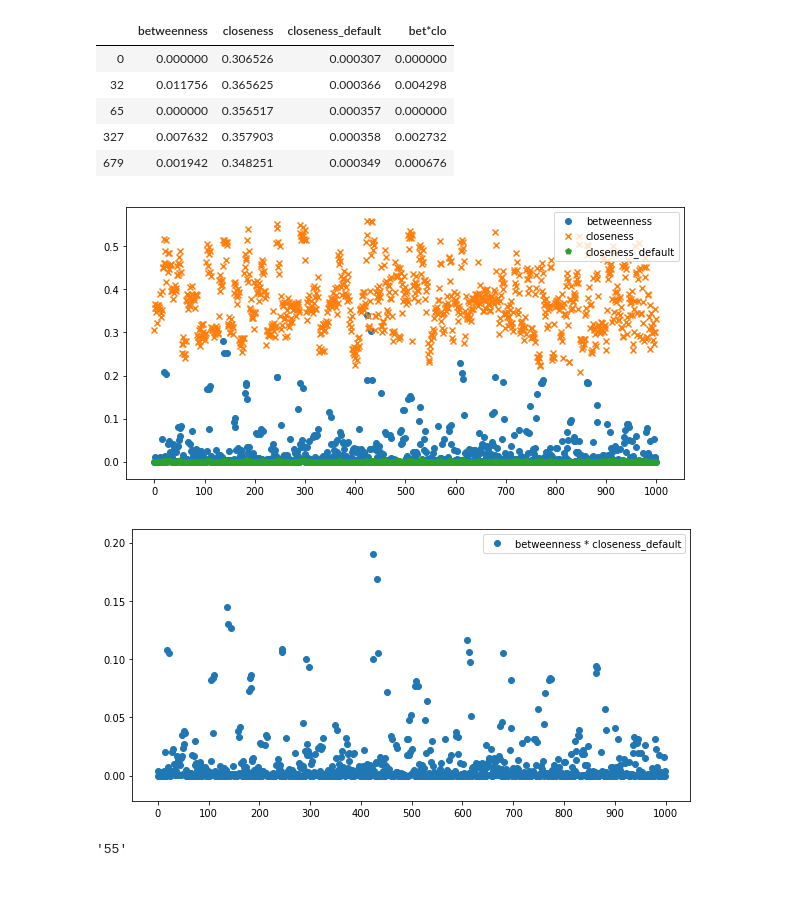
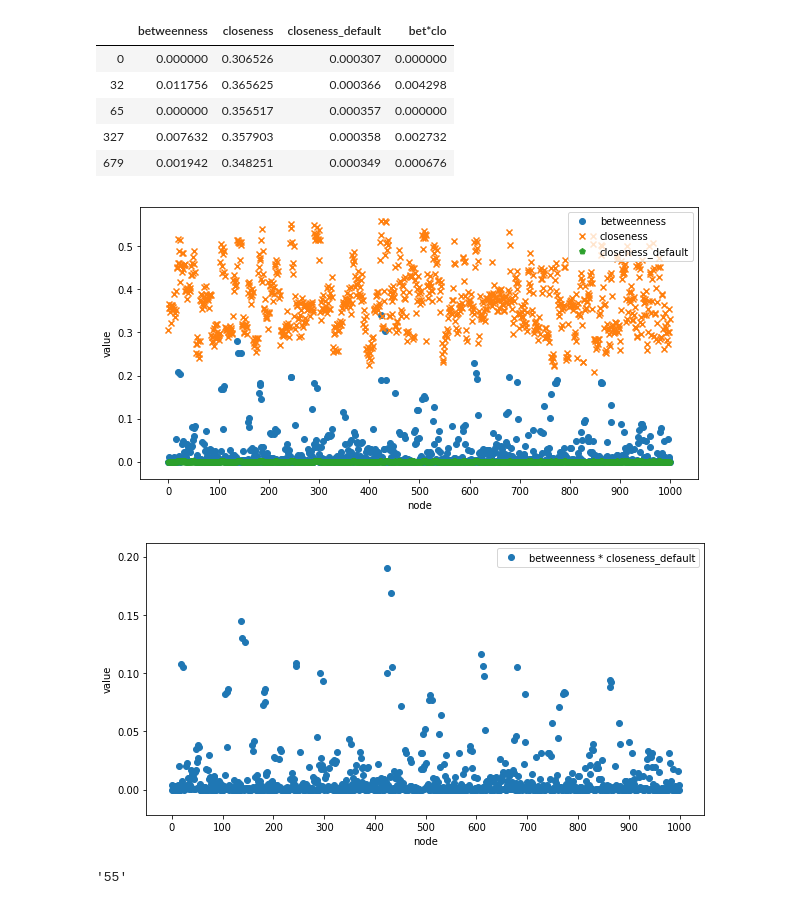
Before and after one commit to BoykoAA/MIPT_WebGraphs_3sem, a Jupyter notebook: w5/task1.ipynb, the cells around one changed output. Cells and saved outputs as stored; diff of their text form; code cells hidden in the pictures.

Commit message:
add plot

```diff
--- a/w5/task1.ipynb
+++ b/w5/task1.ipynb
@@ -33,22 +33,24 @@ G_params.head(5)
 # %%
 plt.figure(figsize=(10,5))
 plt.scatter(betweenness.keys(), betweenness.values(), label='betweenness')
 plt.scatter(closeness.keys(), closeness.values(), marker='x', label='closeness')
 plt.scatter(closeness.keys(), G_params['closeness_default'].values, marker="p", label='closeness_default')
 plt.xticks(np.arange(0, 1100, 100), np.arange(0, 1100, 100))
-plt.xlabel('nodes')
-plt.y
+plt.xlabel('node')
+plt.ylabel('value')
 plt.legend()
 plt.show()
 
 plt.figure(figsize=(10,5))
 plt.scatter(closeness.keys(), G_params['bet*clo'].values, label='betweenness * closeness_default')
 plt.xticks(np.arange(0, 1100, 100), np.arange(0, 1100, 100))
+plt.xlabel('node')
+plt.ylabel('value')
 plt.legend()
 plt.show()
 # %% [output]
-[figure, old version]
+[figure, new version]
-[figure, old version]
+[figure, new version]
 # %%
 G_params['bet*clo'].argmax()
 # %% [output]
```
